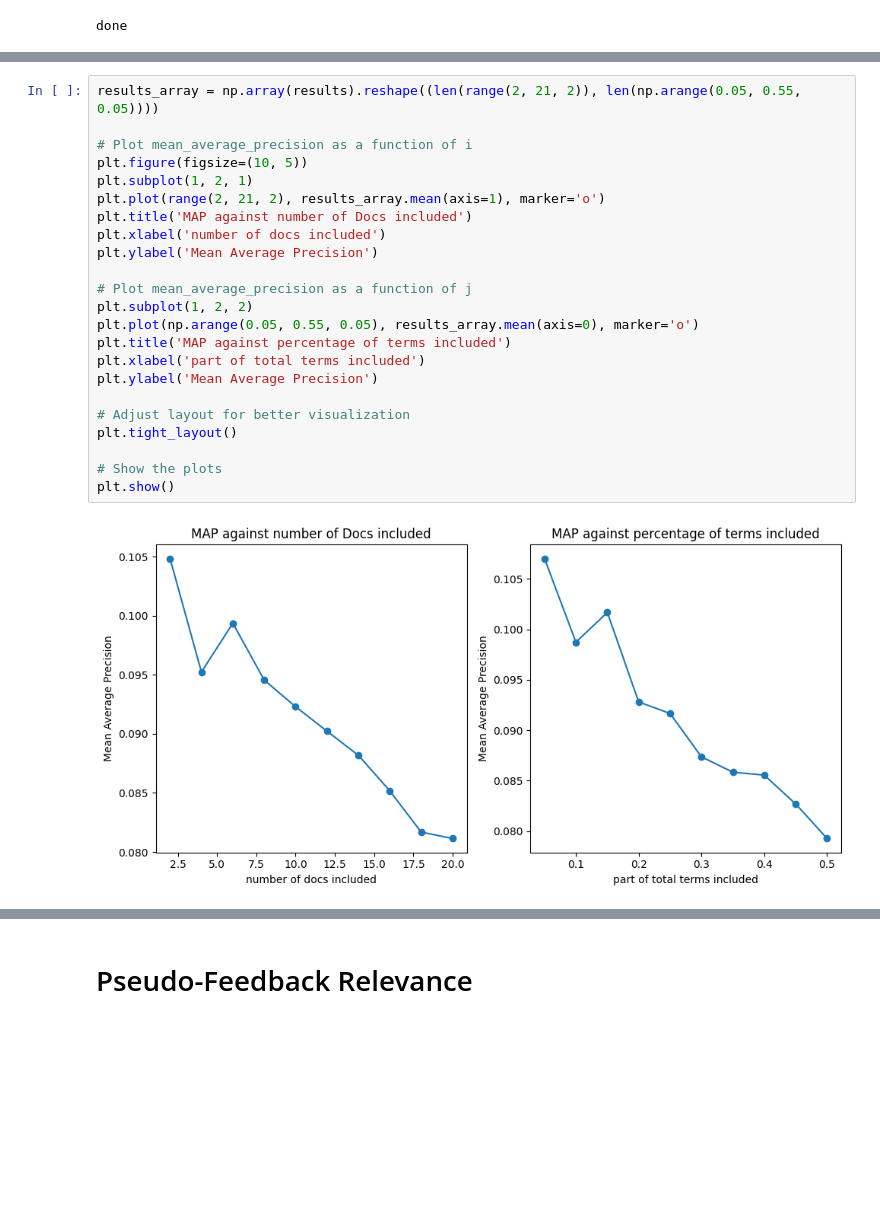
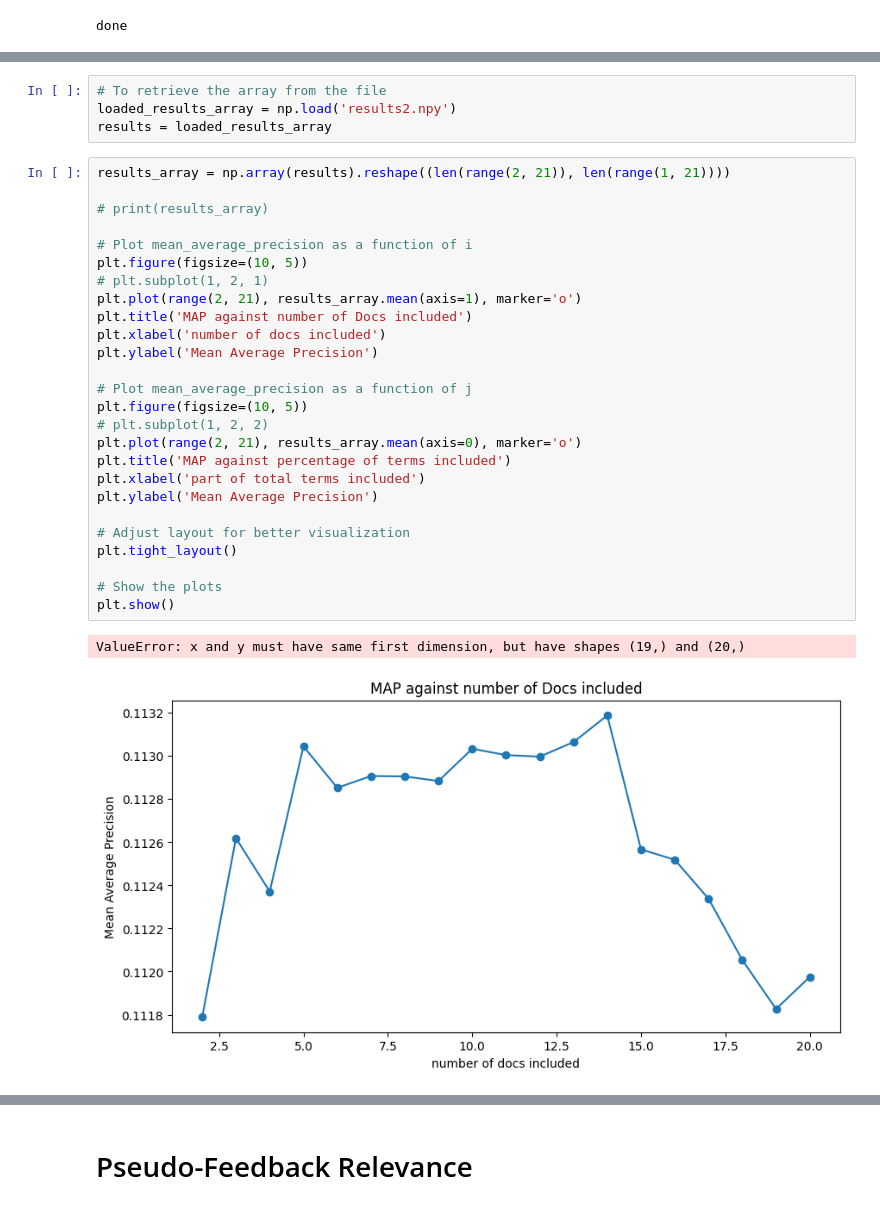
Before and after one commit to juhcsabi/FoundationsOfInformationRetrievalProject, a Jupyter notebook: test.ipynb, the cells around one changed output, grey strips where cells are left out. Drawn from its saved outputs; the diff is of its cells as text; blank space fills up the shorter version.

Commit message:
New results

```diff
--- a/test.ipynb
+++ b/test.ipynb
@@ -87,25 +118,33 @@ backup_results = results
+# %%
+# To retrieve the array from the file
+loaded_results_array = np.load('results2.npy')
+results = loaded_results_array
 # %%
-results_array = np.array(results).reshape((len(range(2, 21, 2)), len(np.arange(0.05, 0.55, 0.05))))
+results_array = np.array(results).reshape((len(range(2, 21)), len(range(1, 21))))
+
+# print(results_array)
 
 # Plot mean_average_precision as a function of i
 plt.figure(figsize=(10, 5))
-plt.subplot(1, 2, 1)
-plt.plot(range(2, 21, 2), results_array.mean(axis=1), marker='o')
+# plt.subplot(1, 2, 1)
+plt.plot(range(2, 21), results_array.mean(axis=1), marker='o')
 plt.title('MAP against number of Docs included')
 plt.xlabel('number of docs included')
 plt.ylabel('Mean Average Precision')
 
 # Plot mean_average_precision as a function of j
-plt.subplot(1, 2, 2)
-plt.plot(np.arange(0.05, 0.55, 0.05), results_array.mean(axis=0), marker='o')
+plt.figure(figsize=(10, 5))
+# plt.subplot(1, 2, 2)
+plt.plot(range(2, 21), results_array.mean(axis=0), marker='o')
 plt.title('MAP against percentage of terms included')
 plt.xlabel('part of total terms included')
 plt.ylabel('Mean Average Precision')
 
 # Adjust layout for better visualization
 plt.tight_layout()
 
 # Show the plots
 plt.show()
 # %% [output]
+ValueError: x and y must have same first dimension, but have shapes (19,) and (20,)
-[figure, old version]
+[figure, new version]
```
Also changed, not shown: parts of 4 cells of this notebook, 3 other files.
